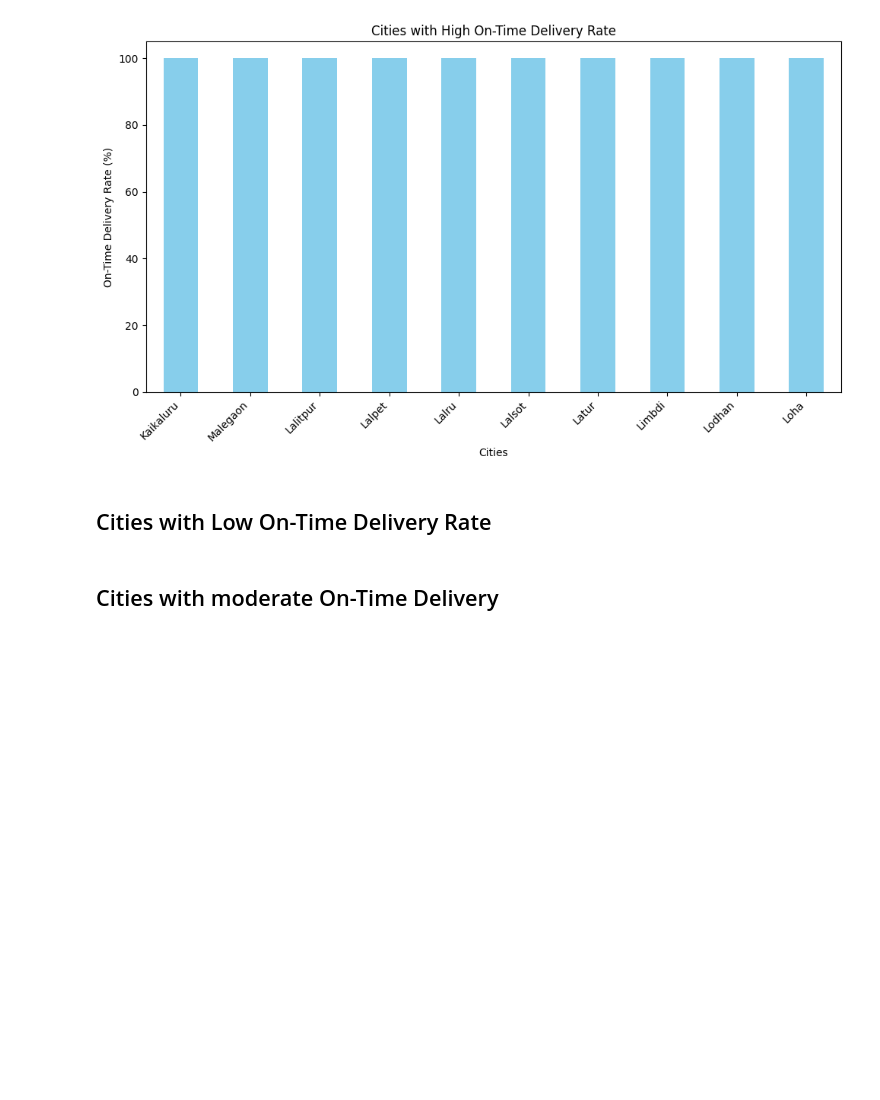
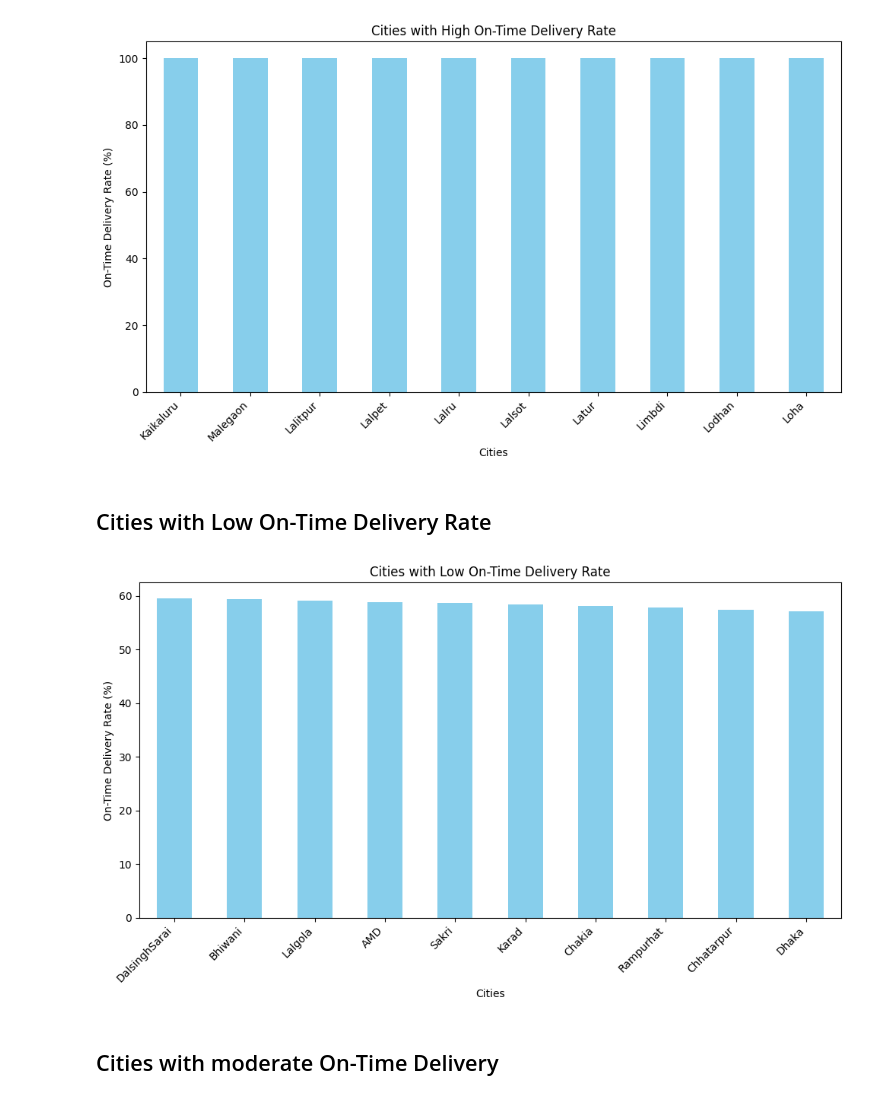
Before and after one commit to nikhilbansal23/DeliveryMarketModelling, a Jupyter notebook: Delivery_Market_Modeling.ipynb, the cells around one changed output. Saved outputs shown, nothing was run; the diff lists cells and outputs as text; code cells hidden in the pictures; blank space fills up the shorter version.

```diff
--- a/Delivery_Market_Modeling.ipynb
+++ b/Delivery_Market_Modeling.ipynb
@@ -407,28 +407,31 @@ plt.show()
 # %%
 # Calculate the total number of deliveries for each state
 total_deliveries_by_state = df['destination_cities'].value_counts()
 
 # Calculate the total number of on-time deliveries for each state
 on_time_deliveries_by_state = df.groupby('destination_cities')['on_time'].sum()
 
 # Calculate the on-time delivery rate for each state
 on_time_delivery_rate_by_state = (on_time_deliveries_by_state / total_deliveries_by_state) * 100
 
 # Sort the on-time delivery rate by state in descending order
 on_time_delivery_rate_by_state_sorted = on_time_delivery_rate_by_state.sort_values(ascending=False)
 
 # Filter states with on-time delivery rate greater than 80%
 on_time_delivery_rate_ls_50 = on_time_delivery_rate_by_state_sorted[on_time_delivery_rate_by_state < 60]
 
+top10 = on_time_delivery_rate_ls_50.head(10)
 # Plot the on-time delivery rate for each state
 plt.figure(figsize=(10, 6))
-on_time_delivery_rate_ls_50.plot(kind='bar', color='skyblue')
+top10.plot(kind='bar', color='skyblue')
 plt.title('Cities with Low On-Time Delivery Rate')
 plt.xlabel('Cities')
 plt.ylabel('On-Time Delivery Rate (%)')
 plt.xticks(rotation=45, ha='right')
 plt.tight_layout()
 plt.show()
+# %% [output]
+[figure, added]
 # %% [markdown]
 ## Cities with moderate On-Time Delivery
 # %%
```
Also changed, not shown: parts of 7 cells of this notebook.
